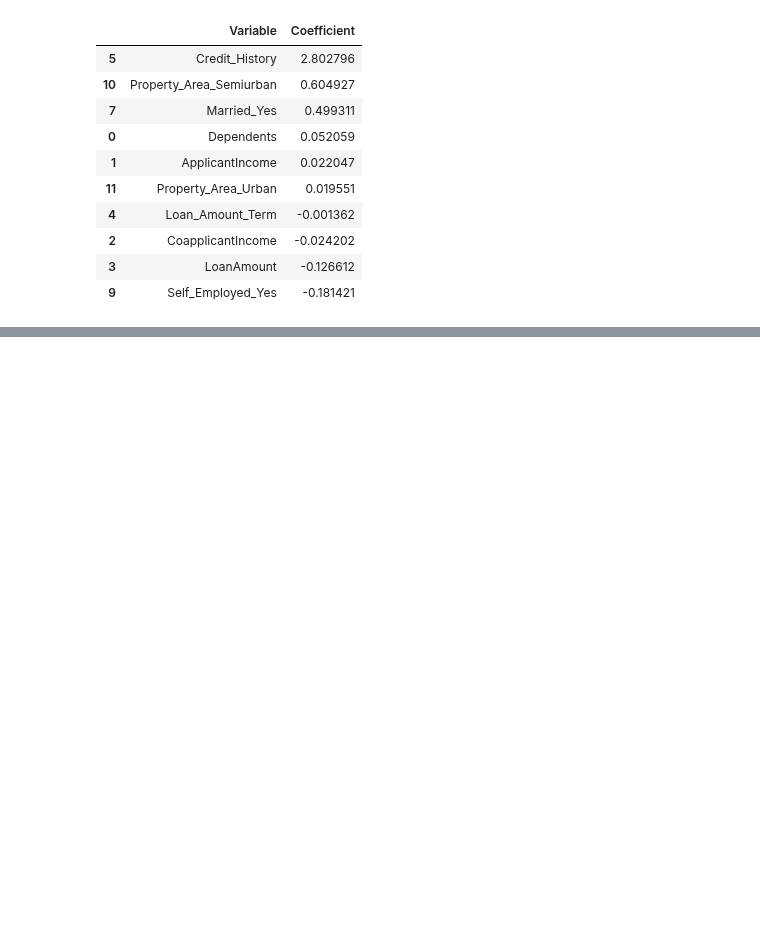
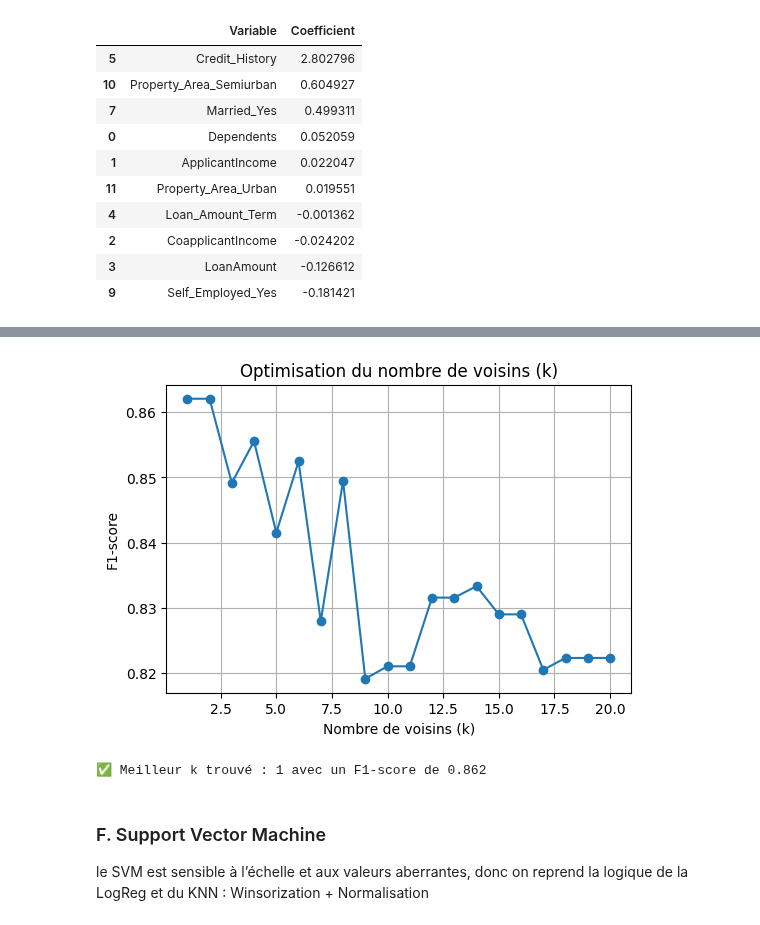
Before and after one commit to ach224/Prediction_eligibilite_pret_bancaire, a Jupyter notebook: Modelisation_Aicha.ipynb, the cells around one changed output, grey strips where cells are left out. Saved outputs shown, nothing was run; the diff lists cells and outputs as text; code cells hidden in the pictures; blank space fills up the shorter version.

```diff
--- a/Modelisation_Aicha.ipynb
+++ b/Modelisation_Aicha.ipynb
@@ -577,0 +655,29 @@ Passing `palette` without assigning `hue` is deprecated and will be removed in v
+# %%
+from sklearn.model_selection import cross_val_score
+
+k_values = range(1, 21)
+scores = []
+
+for k in k_values:
+    model = KNeighborsClassifier(n_neighbors=k, weights='distance', n_jobs=-1)
+    model.fit(X_train_knn, y_train)
+    y_pred = model.predict(X_test_knn)
+    scores.append(f1_score(y_test, y_pred))
+
+plt.figure(figsize=(6,4))
+plt.plot(k_values, scores, marker='o')
+plt.title("Optimisation du nombre de voisins (k)")
+plt.xlabel("Nombre de voisins (k)")
+plt.ylabel("F1-score")
+plt.grid(True)
+plt.show()
+
+best_k = k_values[np.argmax(scores)]
+print(f"✅ Meilleur k trouvé : {best_k} avec un F1-score de {max(scores):.3f}")
+# %% [output]
+[figure, added]
+✅ Meilleur k trouvé : 1 avec un F1-score de 0.862
+# %% [markdown]
+### F. Support Vector Machine
+
+le SVM est sensible à l’échelle et aux valeurs aberrantes, donc on reprend la logique de la LogReg et du KNN : Winsorization + Normalisation
```
Also changed, not shown: parts of 6 cells of this notebook.
